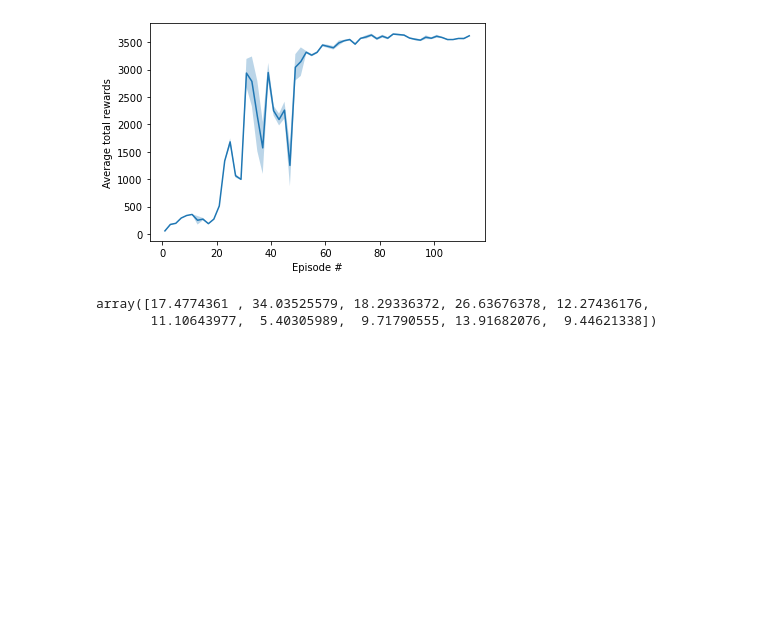
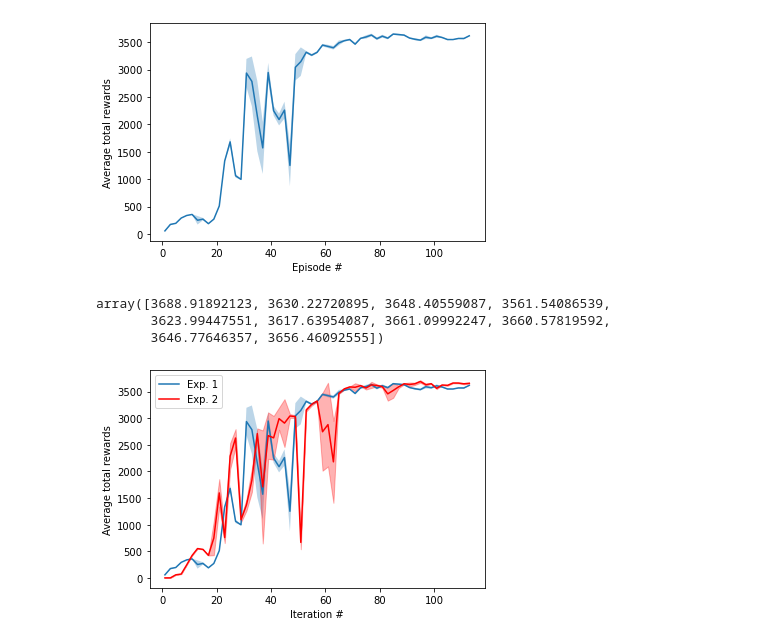
Before and after one commit to Theling/OptionGAN, a Jupyter notebook: irl_exp/logs/visual.ipynb, the cells around one changed output. Cells and saved outputs as stored; diff of their text form; code cells hidden in the pictures; blank space fills up the shorter version.

```diff
--- a/irl_exp/logs/visual.ipynb
+++ b/irl_exp/logs/visual.ipynb
@@ -22,10 +22,11 @@ plt.savefig('/Users/zhiyuanyao/Desktop/fig1.png')
 # %% [output]
 [figure]
 # %%
-std_ls[-10:]
+mean_ls_2[-10:]
 # %% [output]
-array([17.4774361 , 34.03525579, 18.29336372, 26.63676378, 12.27436176,
-       11.10643977,  5.40305989,  9.71790555, 13.91682076,  9.44621338])
+array([3688.91892123, 3630.22720895, 3648.40559087, 3561.54086539,
+       3623.99447551, 3617.63954087, 3661.09992247, 3660.57819592,
+       3646.77646357, 3656.46092555])
 # %%
 os.chdir('../exp2')
 # %%
@@ -35,10 +36,12 @@ std_ls_2 = np.array([np.std([r['rewards'].sum() for r in x])for x in data])
 # %%
 x = list(range(1, 115, 2))
 plt.plot(x, mean_ls, label = 'Exp. 1')
 plt.fill_between(x,mean_ls-std_ls, mean_ls+std_ls, alpha = 0.3)
-plt.plot(x, mean_ls_2, label = 'Average total rewards', color = 'green', label = 'Exp. 2')
-plt.fill_between(x,mean_ls_2-std_ls_2, mean_ls+std_ls_2, alpha = 0.3, color = 'green')
-# plt.legend()
-plt.xlabel('Episode #')
+plt.plot(x, mean_ls_2,  color = 'red', label = 'Exp. 2')
+plt.fill_between(x,mean_ls_2-std_ls_2, mean_ls_2+std_ls_2, alpha = 0.3, color = 'red')
+plt.legend()
+plt.xlabel('Iteration #')
 plt.ylabel('Average total rewards')
 plt.savefig('/Users/zhiyuanyao/Desktop/fig1.png')
+# %% [output]
+[figure, added]
```
Also changed, not shown: 52 other files.
